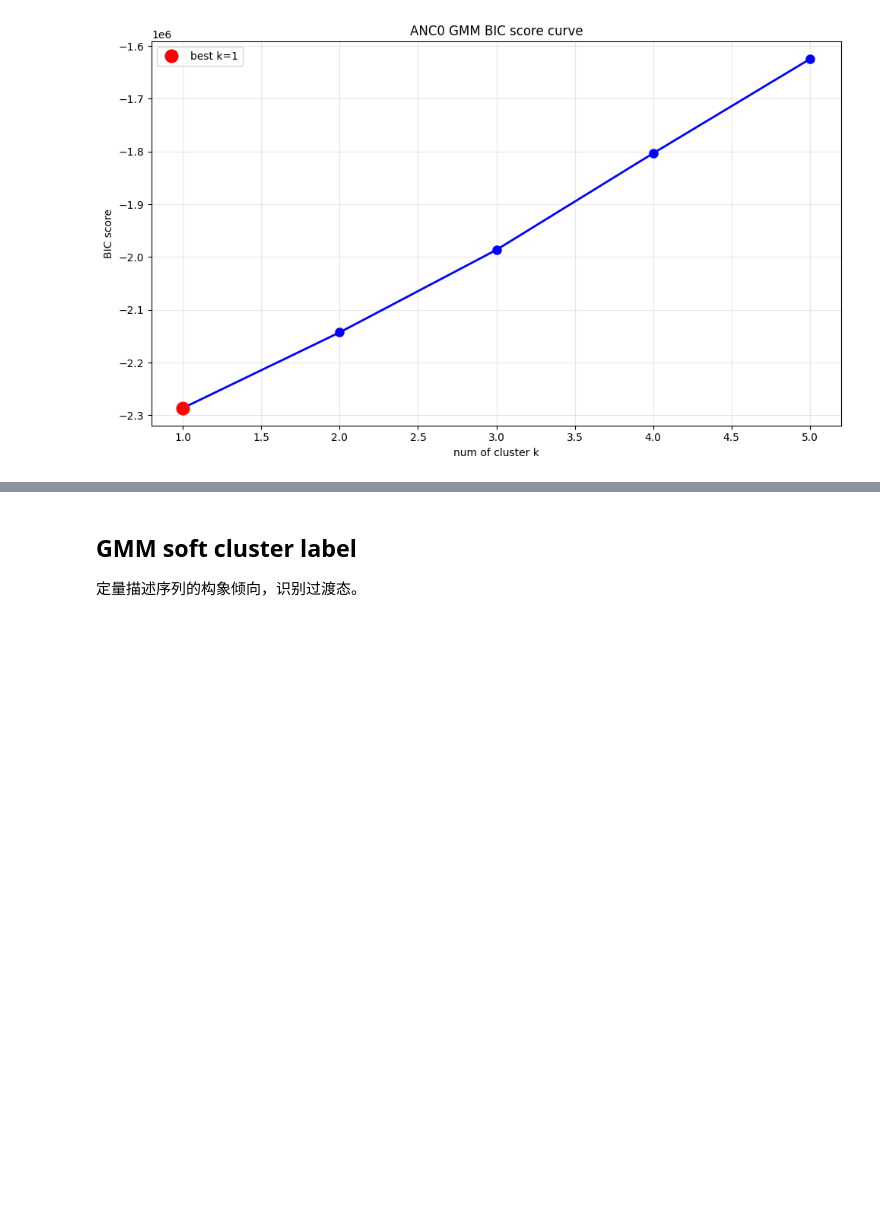
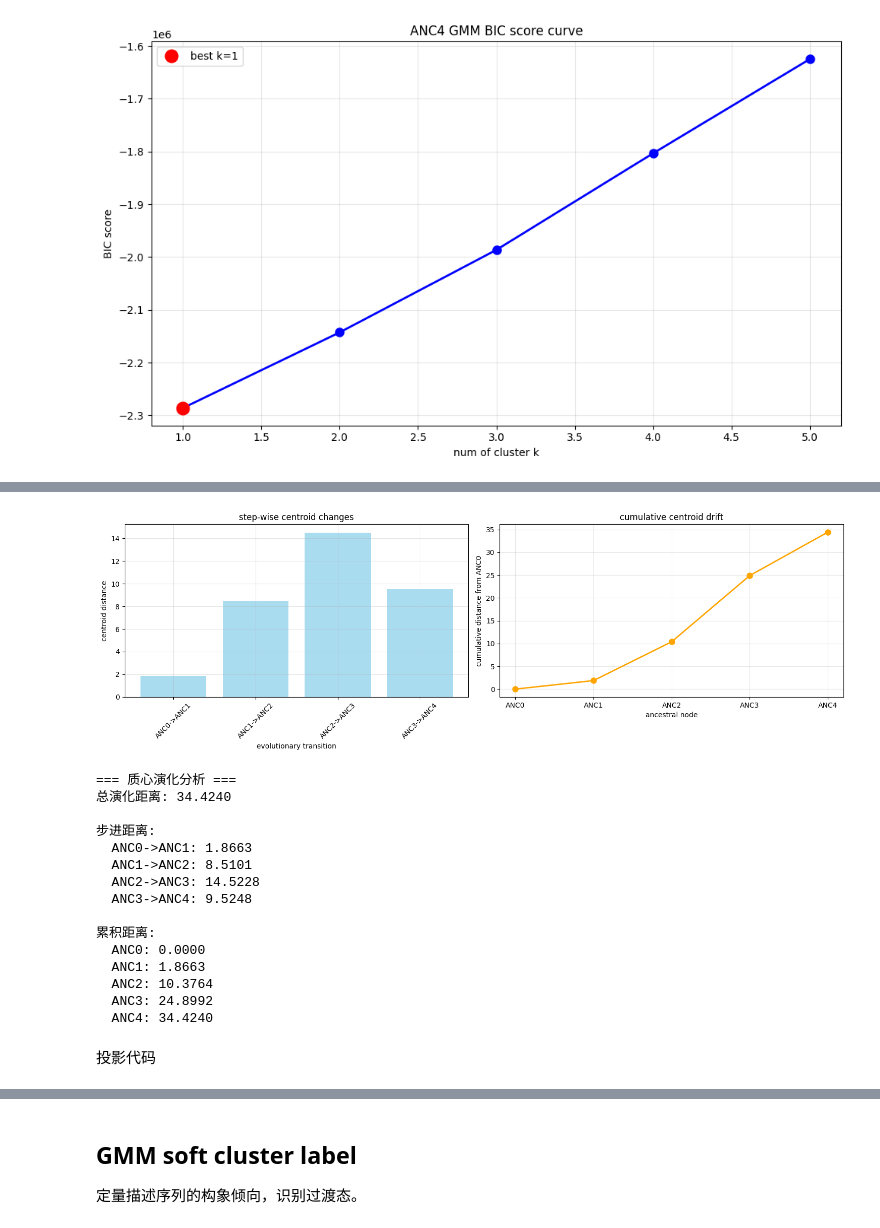
Before and after one commit to ZhiruiYe/evo_probe, a Jupyter notebook: src/gmm_cluster.ipynb, the cells around one changed output, grey strips where cells are left out. Drawn from its saved outputs; the diff is of its cells as text; code cells hidden in the pictures; blank space fills up the shorter version.

```diff
--- a/src/gmm_cluster.ipynb
+++ b/src/gmm_cluster.ipynb
@@ -151,0 +166,39 @@ k       BIC分数           对数似然
+# %%
+def multi_gmm_cluster(datasets: Dict[str, np.ndarray],
+                                k: int = 2) -> Dict[str, Dict]:
+    """
+    多个数据集GMM批量聚类
+    """
+
+    all_results = {}
+
+    # 对每个数据集进行测试
+    for name, data in datasets.items():
+        print(f"\n{'='*60}")
+        print(f"dataset: {name}")
+        print(f"shape: {data.shape}")
+
+        results = gmm_cluster_analysis(data, k=k)
+        all_results[name] = results
+
+
+    return all_results
+# %%
+datasets = {
+    'ANC0': anc0_contact_embedding,
+    'ANC1': anc1_contact_embedding,
+    'ANC2': anc2_contact_embedding,
+    'ANC3': anc3_contact_embedding,
+    'ANC4': anc4_contact_embedding
+}
+
+all_results = multi_gmm_cluster(
+    datasets,
+    k=1,
+)
+
+anc0_results = all_results['ANC0']
+anc1_results = all_results['ANC1']
+anc2_results = all_results['ANC2']
+anc3_results = all_results['ANC3']
+anc4_results = all_results['ANC4']
@@ -152,3 +225,27 @@ k       BIC分数           对数似然
+# %%
+from src.gmm_analyze import *
+
+centroids_analysis = analyze_centroid_evolution(all_results)
+plot_centroid_evolution(centroids_analysis)
+# %% [output]
+[figure, added]
+=== 质心演化分析 ===
+总演化距离: 34.4240
+
+步进距离:
+  ANC0->ANC1: 1.8663
+  ANC1->ANC2: 8.5101
+  ANC2->ANC3: 14.5228
+  ANC3->ANC4: 9.5248
+
+累积距离:
+  ANC0: 0.0000
+  ANC1: 1.8663
+  ANC2: 10.3764
+  ANC3: 24.8992
+  ANC4: 34.4240
+# %% [markdown]
+投影代码
 # %%
 
 # # 分析anc0数据
```
Also changed, not shown: parts of 10 cells of this notebook, 23 other files.
